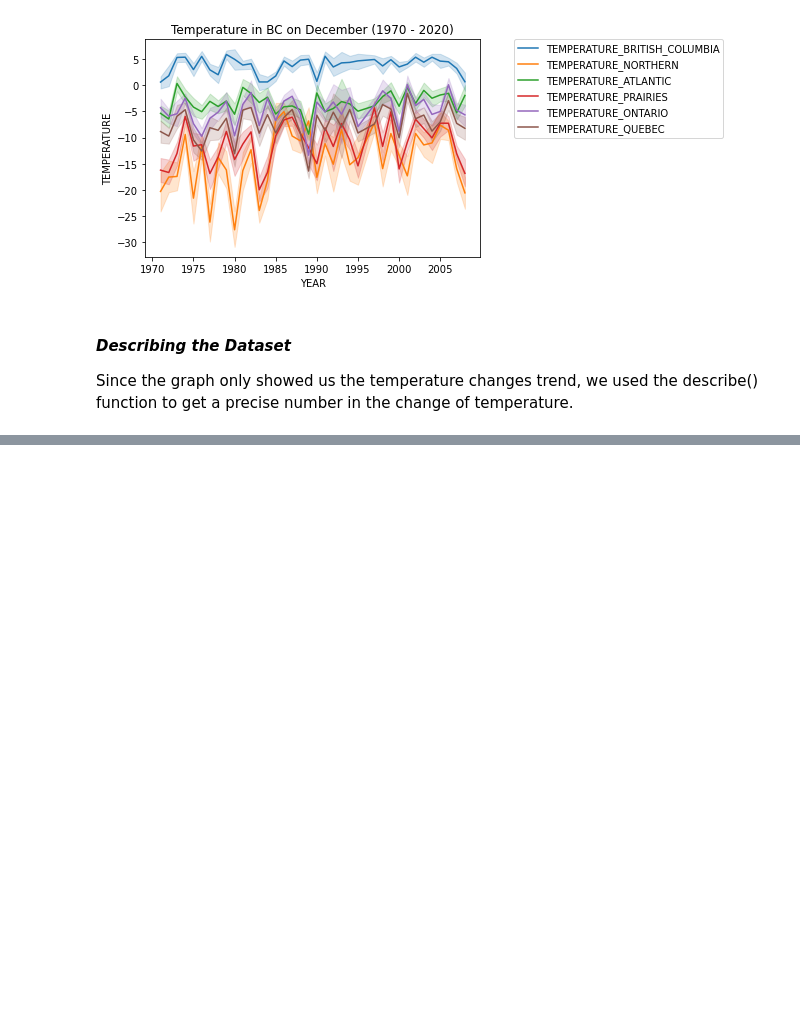
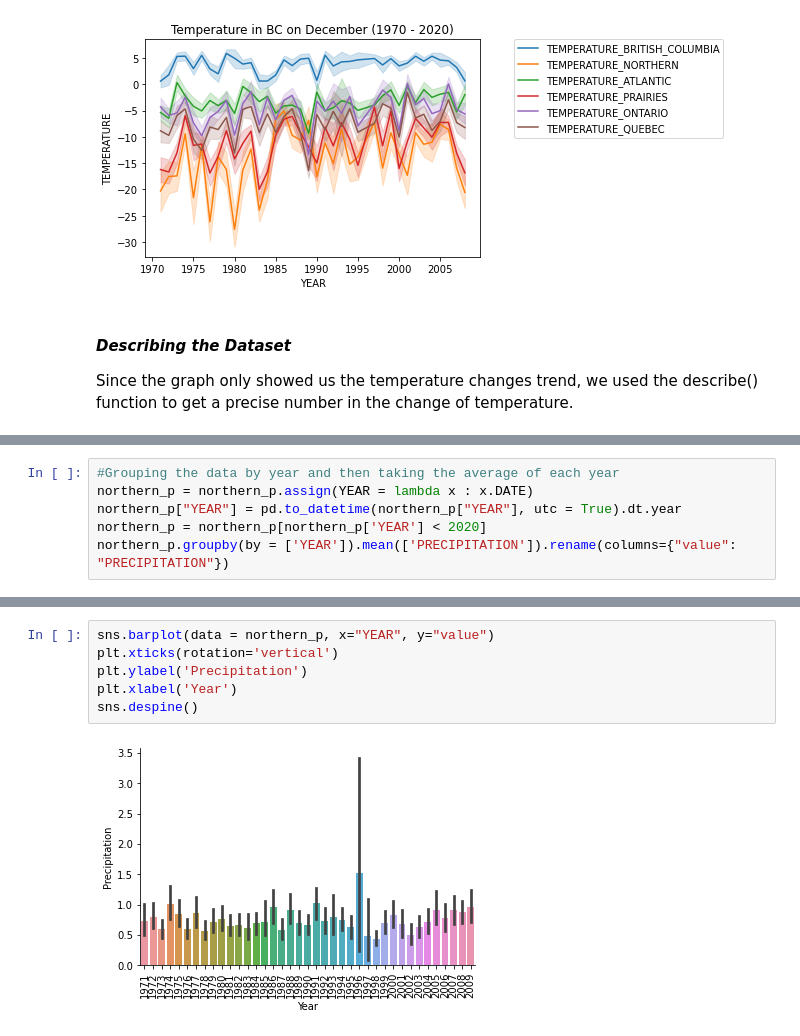
Before and after one commit to data301-2020-winter2/course-project-group_1012, a Jupyter notebook: Analysis/Milestone 2 Analysis.ipynb, the cells around one changed output, grey strips where cells are left out. Drawn from its saved outputs; the diff is of its cells as text; blank space fills up the shorter version.

```diff
--- a/Analysis/Milestone 2 Analysis.ipynb
+++ b/Analysis/Milestone 2 Analysis.ipynb
@@ -275,0 +350,6 @@ df.describe()
+# %%
+#Grouping the data by year and then taking the average of each year
+northern_p = northern_p.assign(YEAR = lambda x : x.DATE)
+northern_p["YEAR"] = pd.to_datetime(northern_p["YEAR"], utc = True).dt.year
+northern_p = northern_p[northern_p['YEAR'] < 2020]
+northern_p.groupby(by = ['YEAR']).mean(['PRECIPITATION']).rename(columns={"value": "PRECIPITATION"})
@@ -275,0 +375,8 @@ df.describe()
+# %%
+sns.barplot(data = northern_p, x="YEAR", y="value")
+plt.xticks(rotation='vertical')
+plt.ylabel('Precipitation')
+plt.xlabel('Year')
+sns.despine()
+# %% [output]
+[figure, added]
```
Also changed, not shown: parts of 47 cells of this notebook, 1 other file.
